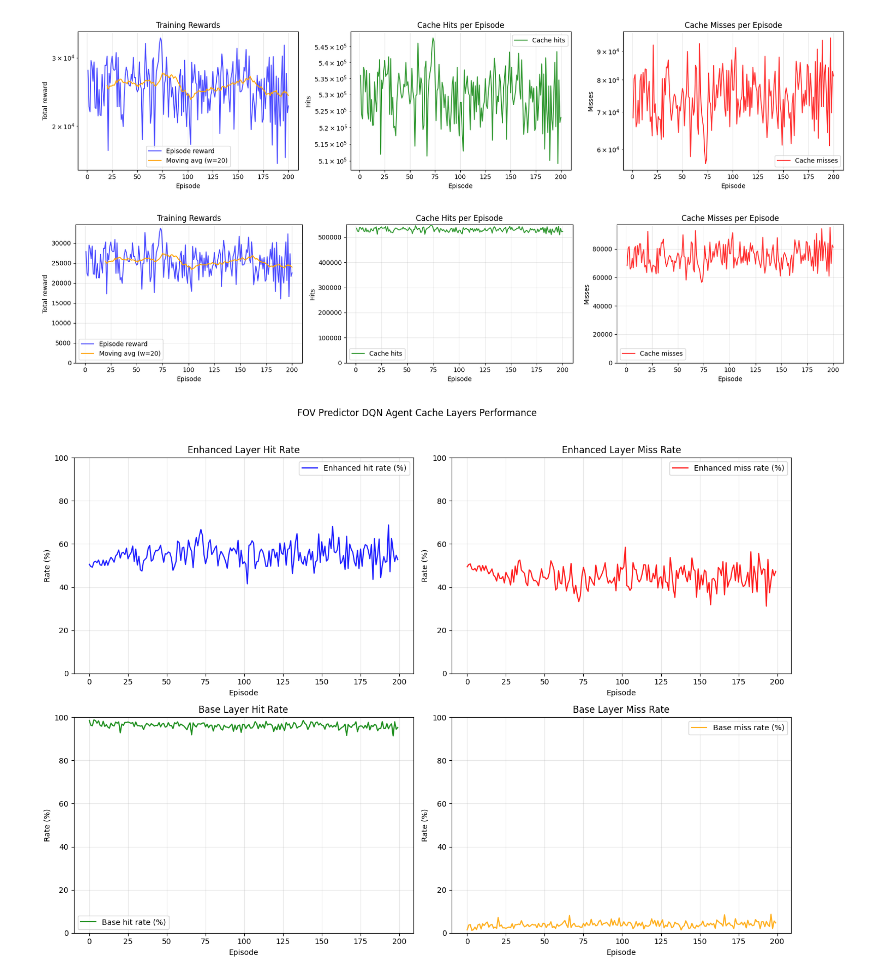
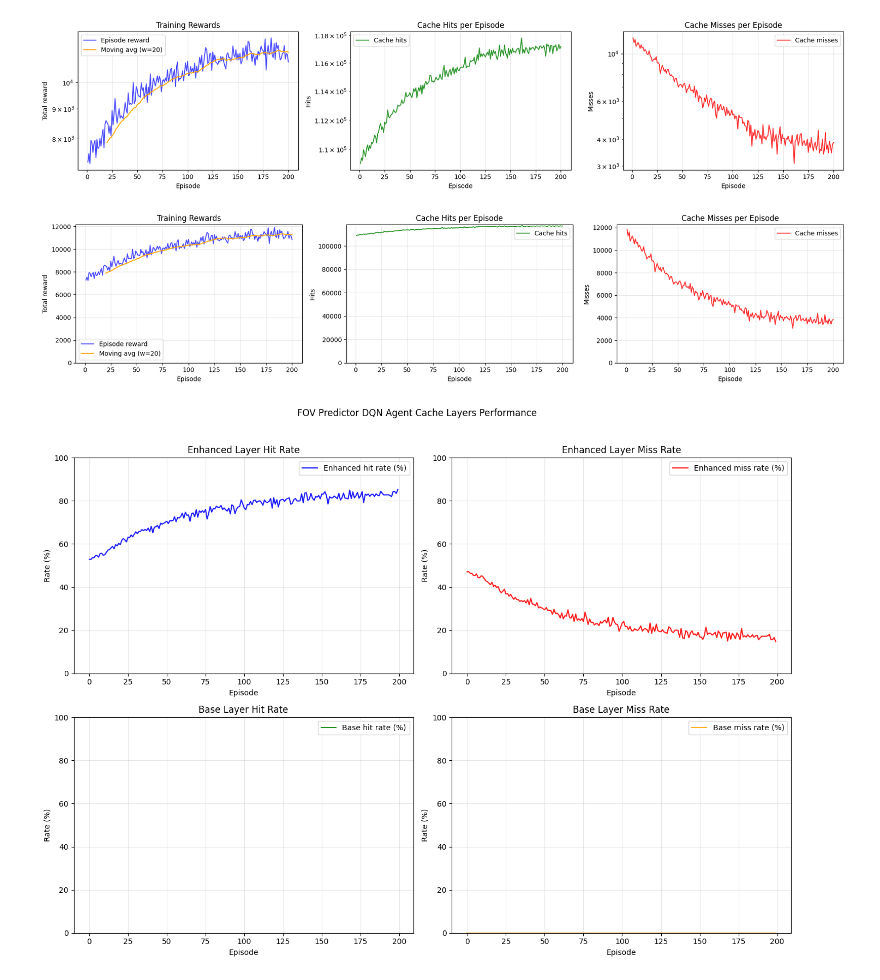
Before and after one commit to es25591/CacheVideoPredict360, a Jupyter notebook: Sources/Examples/LabDeepRLEnv_FoV_Predict.ipynb, the cells around one changed output. Saved outputs shown, nothing was run; the diff lists cells and outputs as text; code cells hidden in the pictures.

```diff
--- a/Sources/Examples/LabDeepRLEnv_FoV_Predict.ipynb
+++ b/Sources/Examples/LabDeepRLEnv_FoV_Predict.ipynb
@@ -189,17 +192,17 @@ def index_to_fov_mask(center_idx, n):
 # %%
 if __name__ == "__main__":
     n_episodes = 200
-    n_nodes = 1
-    n_users = 500
+    n_nodes = 10
+    n_users = 100
     step_size = 5.0
-    arrival_rate = 15.0  # users per second
+    arrival_rate = 10.0  # users per second
     alpha = 2.0
-    n_videos = 1000
+    n_videos = 100
     n_gops = 60
     n_layers = 2
     n = 4
     n_tiles = n * n
-    max_capacity = 150e6  # 150 MB
+    max_capacity = 500e6  # 500 MB
 
     # Hyperparameters for RL
     epsilon_start = 1.0
@@ -253,19 +256,19 @@ if __name__ == "__main__":
 
     # Create latency model (replace numbers with your real config)
     P = n_nodes; max_U = n_users
-    lat_model = LatencyModel(
+    lat_model = MultiDULatencyModel(
         P=P,
         max_U=max_U,
         R_M_D=80e6,   # 640 Mbps -> 80e6 B/s
         R_C_M=125e6, # 1 Gbps -> 125e6 B/s
         mu=2e7,
         eta=2e5,
-        B_pu_matrix=np.full((P, max_U), 40e6, dtype=float),       # 320 Mbps -> 40e6 B/s
-        gamma_pu_matrix=np.full((P, max_U), 5.0, dtype=float),    # SNRs
+        B_pu_matrix=np.full((P, max_U), 40e6, dtype=float),    # 320 Mbps -> 40e6 B/s
+        gamma_pu_matrix=np.full((P, max_U), 5.0, dtype=float), # SNRs
         rhoT_p=[0.2],
         lambda_p=[0.05],
         du_fixed_delay=0.001,    # 1 ms
-        mec_fixed_delay=0.004,   # 4 ms
+        mec_fixed_delay=0.005,   # 5 ms
         cloud_fixed_delay=0.1   # 100 ms
     )
 
@@ -328,7 +331,8 @@ if __name__ == "__main__":
             # --- AGENT ACTIONS ---
             reqs_state = info['users_requests']
             active_users = [
-                (req['u'], req['video'], req['gop']) for req in reqs_state if req['gop'] < n_gops
+                (req['u'], req['video'], req['gop'])
+                for req in reqs_state if req['gop'] < n_gops
             ]
 
             actions = []
@@ -369,7 +373,6 @@ if __name__ == "__main__":
             for u, video, gop in active_users:
                 state_seq = np.array(user_histories[u])
 
-                # Get the actual viewport mask for this step (Ground Truth)
                 actual_viewport = np.zeros(n*n)
                 target_indices = [
                     tile['tile']
@@ -380,11 +383,9 @@ if __name__ == "__main__":
                 ]
                 actual_viewport[target_indices] = 1
 
-                # Update history (Next State)
                 user_histories[u].append(actual_viewport)
                 next_state_seq = np.array(user_histories[u])
 
-                # We store the experience: (State, Action_Index, Reward, Next_State, Done)
                 dones = (gop == n_gops)
                 agent.memory.push(
                     state_seq,
@@ -394,7 +395,6 @@ if __name__ == "__main__":
                     dones
                 )
 
-            # Train the agent (once per step, or multiple times)
             agent.train_step()
 
             # print(f"Step {step}, Active Users: {len(active_users)}")
@@ -403,8 +403,8 @@ if __name__ == "__main__":
             # print(f"Next Request State: {reqs_next_state}")
             # print(
             #     f"Reward: {rewards}, "
-            #     f"Cache Hits: {info['cache_hits']}, "
-            #     f"Cache Misses: {info['cache_misses']}"
+            #     f"Cache Hits: {enhanced_layer_cache_hits + base_layer_cache_hits}, "
+            #     f"Cache Misses: {enhanced_layer_cache_misses + base_layer_cache_misses}"
             # )
             # print("-----")
 
@@ -438,12 +438,12 @@ if __name__ == "__main__":
         filename = (
             f"fov_predictor_"
             f"U{n_users}_V{n_videos}_G{n_gops}_L{n_layers}_N{n}_"
-            f"cap{int(max_capacity/1e6)}MB_eps{epsilon_min}_2.csv"
+            f"cap{int(max_capacity/1e6)}MB_AR{arrival_rate}.csv"
         )
 
         save_training_results(
-            # path_='/home/eduardo/Workspace/CacheVideoPredict360/Results',
-            path_=r'c:\Users\es25591\Workspace\CacheVideoPredict360\Results',
+            path_='/home/eduardo/Workspace/CacheVideoPredict360/Results',
+            # path_=r'c:\Users\es25591\Workspace\CacheVideoPredict360\Results',
             filename=filename,
             ep=ep,
             total_reward=total_reward,
@@ -453,6 +453,7 @@ if __name__ == "__main__":
             enhanced_layer_cache_misses=enhanced_layer_cache_misses,
             base_layer_cache_hits=base_layer_cache_hits,
             base_layer_cache_misses=base_layer_cache_misses,
+            avg_psnr=np.mean(avg_psnr) if avg_psnr else 0.0,
             agent=agent
         )
 
@@ -526,7 +527,7 @@ axes[2].legend()
 plt.tight_layout()
 plt.show()
 # %% [output]
-[figure, old version]
+[figure, new version]
 # %%
 episodes = range(1, len(scores) + 1)
 cache_hits_series = [r["cache_hits"] for r in results]
@@ -568,7 +569,7 @@ axes[2].legend()
 plt.tight_layout()
 plt.show()
 # %% [output]
-[figure, old version]
+[figure, new version]
 # %%
 from typing import List
 import os
@@ -666,36 +667,37 @@ def plot_cache_layers(
 
     # Base Layer: Miss rate
     axes[1, 1].plot(episodes, base_miss_rate, label="Base miss rate (%)", color="orange", alpha=0.9)
     axes[1, 1].set_title("Base Layer Miss Rate")
     axes[1, 1].set_xlabel("Episode")
     axes[1, 1].set_ylabel("Rate (%)")
     axes[1, 1].set_ylim(base_ylim)
     axes[1, 1].grid(True, alpha=0.3)
     axes[1, 1].legend()
 
     if title:
         fig.suptitle(title, y=1.02)
     plt.tight_layout()
 
     if out_path:
         plt.savefig(out_path, dpi=150, bbox_inches="tight")
     plt.show()
 
 
 if __name__ == "__main__":
-    csv_filepath = r'c:\Users\es25591\Workspace\CacheVideoPredict360\Results\fov_predictor_U500_V1000_G60_L2_N4_cap150MB_eps0.05_2.csv'
+    csv_filepath = '/home/eduardo/Workspace/CacheVideoPredict360/Results'
+    csv_filepath += '/fov_predictor_U100_V100_G60_L2_N4_cap500MB_AR15.0.csv'
 
-    out_path = r'c:\Users\es25591\Workspace\CacheVideoPredict360\Results\fov_predictor_U500_V1000_G60_L2_N4_cap150MB_eps0.05_2.png'
+    out_path = None
 
     title = "FOV Predictor DQN Agent Cache Layers Performance"
 
     plot_cache_layers(
         csv_filepath,
         out_path=None,
         title=title
     )
 # %% [output]
-[figure, old version]
+[figure, new version]
 # %%
 from typing import List
 import os
```
Also changed, not shown: parts of 5 cells of this notebook, 19 other files.
